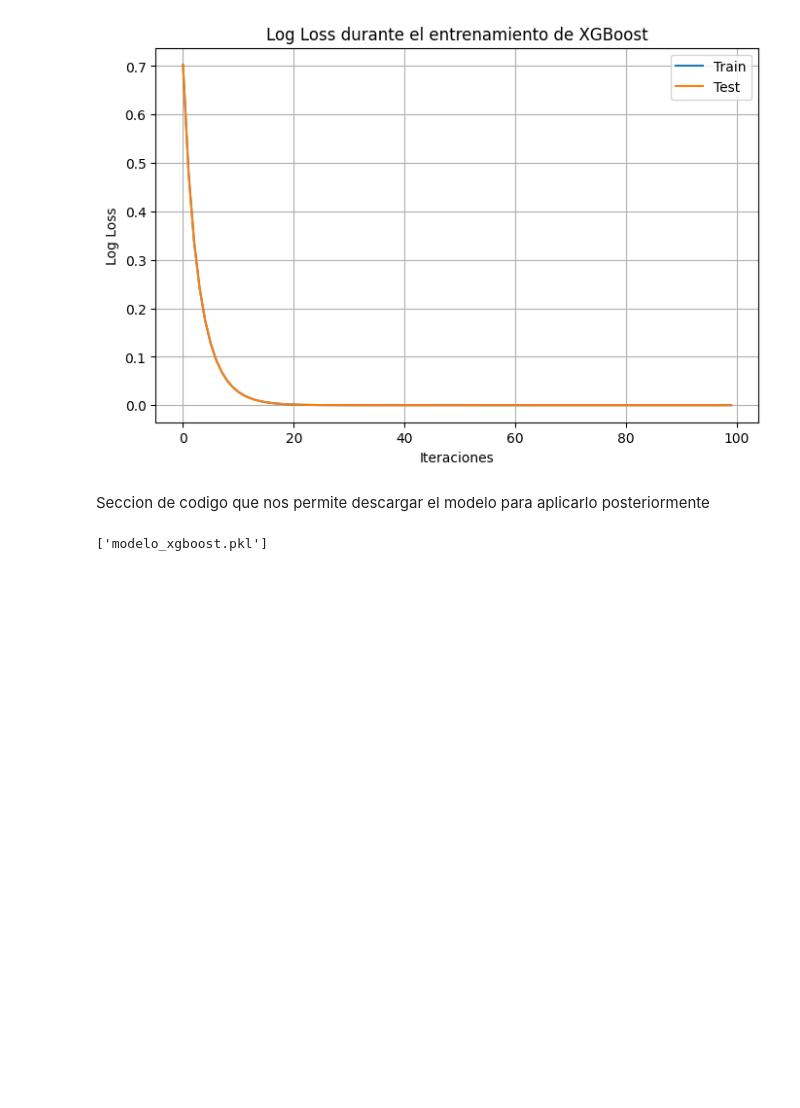
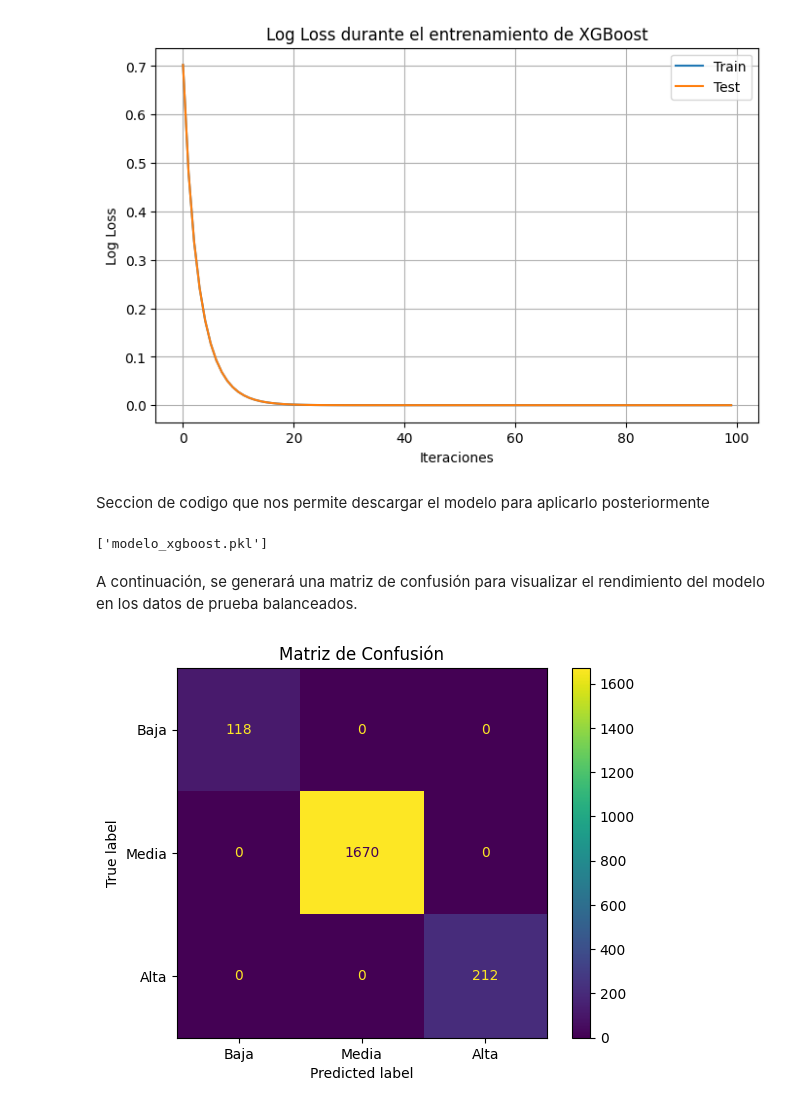
Before and after one commit to GorgeLop07/HACKATON---InnovaLab, a Jupyter notebook: ENTRENAMIENTOS/Entrenamiento_Dani_Diego.ipynb, the cells around one changed output. Drawn from its saved outputs; the diff is of its cells as text; code cells hidden in the pictures; blank space fills up the shorter version.

Commit message:
Agregue Matriz de Confusion

```diff
--- a/ENTRENAMIENTOS/Entrenamiento_Dani_Diego.ipynb
+++ b/ENTRENAMIENTOS/Entrenamiento_Dani_Diego.ipynb
@@ -155,3 +155,18 @@ import joblib
 joblib.dump(modelo, "modelo_xgboost.pkl")
 # %% [output]
 ['modelo_xgboost.pkl']
+# %% [markdown]
+A continuación, se generará una matriz de confusión para visualizar el rendimiento del modelo en los datos de prueba balanceados.
+# %%
+from sklearn.metrics import confusion_matrix, ConfusionMatrixDisplay
+
+# Generar la matriz de confusión
+cm = confusion_matrix(y_test, y_pred)
+
+# Visualizar la matriz de confusión
+disp = ConfusionMatrixDisplay(confusion_matrix=cm, display_labels=["Baja", "Media", "Alta"])
+disp.plot()
+plt.title("Matriz de Confusión")
+plt.show()
+# %% [output]
+[figure, added]
```
Also changed, not shown: parts of 1 cell of this notebook.
